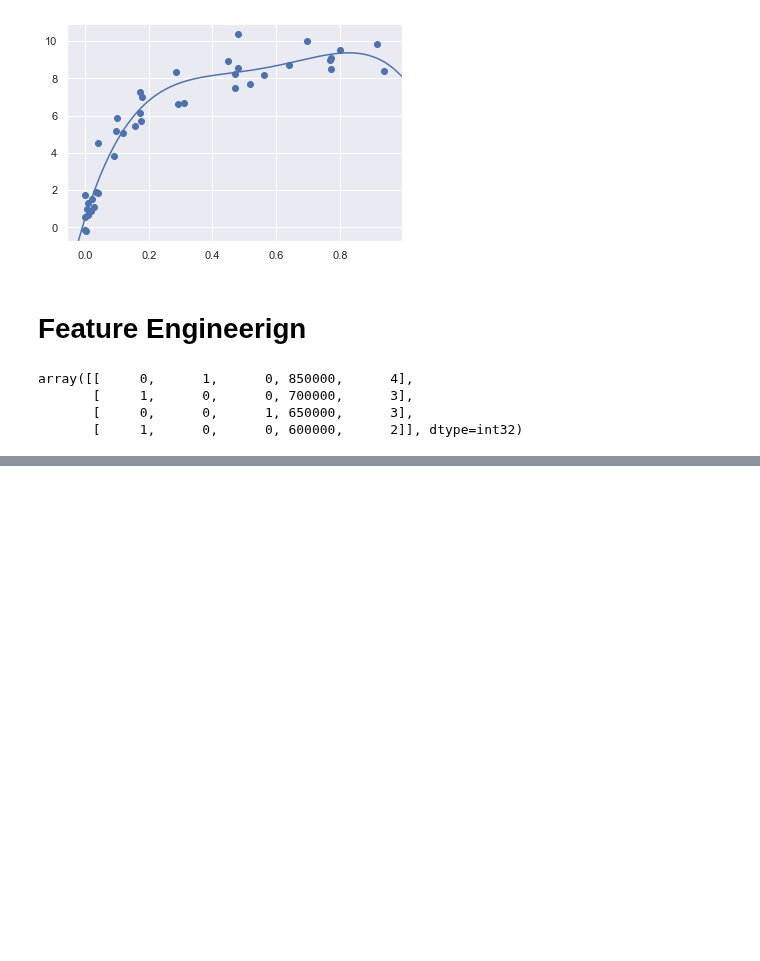
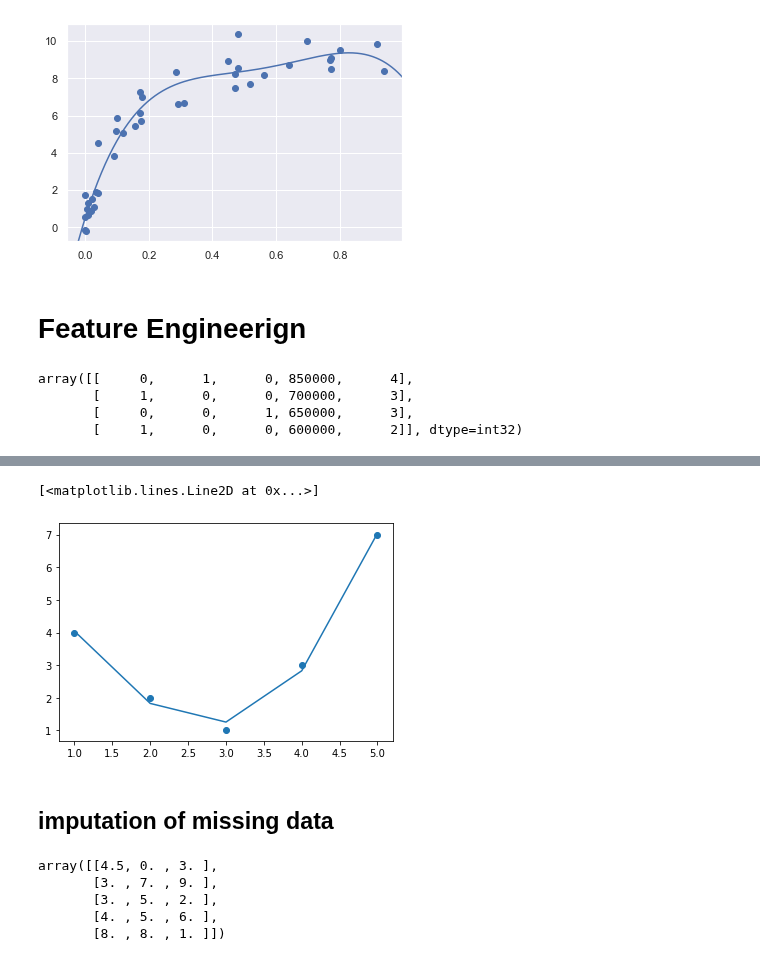
Before and after one commit to SpIIIII/jupyter-repo, a Jupyter notebook: Python Data Science Cookbook/Main (ML chapter).ipynb, the cells around one changed output, grey strips where cells are left out. Drawn from its saved outputs; the diff is of its cells as text; code cells hidden in the pictures; blank space fills up the shorter version.

```diff
--- a/Python Data Science Cookbook/Main (ML chapter).ipynb
+++ b/Python Data Science Cookbook/Main (ML chapter).ipynb
@@ -600,0 +673,10 @@ array([[     0,      1,      0, 850000,      4],
+# %%
+model = LinearRegression().fit(X2,y)
+yfit = model.predict(X2)
+plt.scatter(x,y)
+plt.plot(x,yfit)
+# %% [output]
+[<matplotlib.lines.Line2D at 0x...>]
+[figure, added]
+# %% [markdown]
+## imputation of missing data
@@ -600,0 +690,10 @@ array([[     0,      1,      0, 850000,      4],
+# %%
+imp = Imputer(strategy='mean')
+X2= imp.fit_transform(X)
+X2
+# %% [output]
+array([[4.5, 0. , 3. ],
+       [3. , 7. , 9. ],
+       [3. , 5. , 2. ],
+       [4. , 5. , 6. ],
+       [8. , 8. , 1. ]])
```
Also changed, not shown: parts of 19 cells of this notebook.
